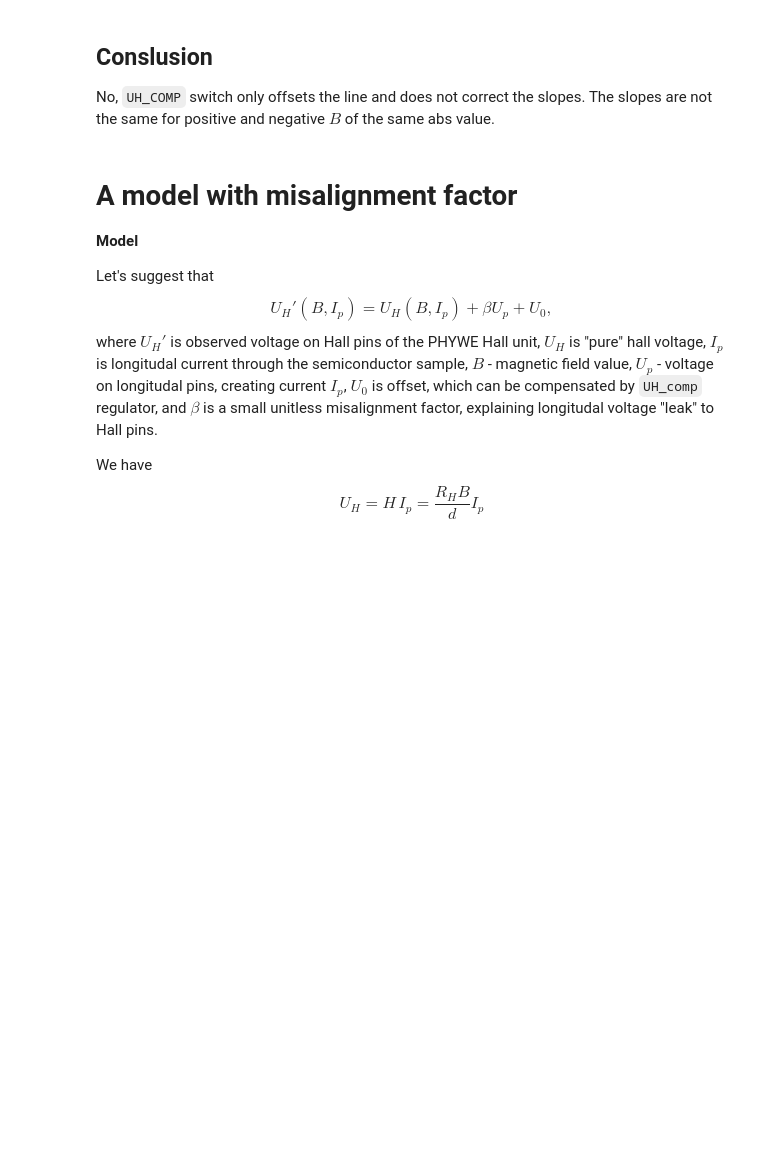
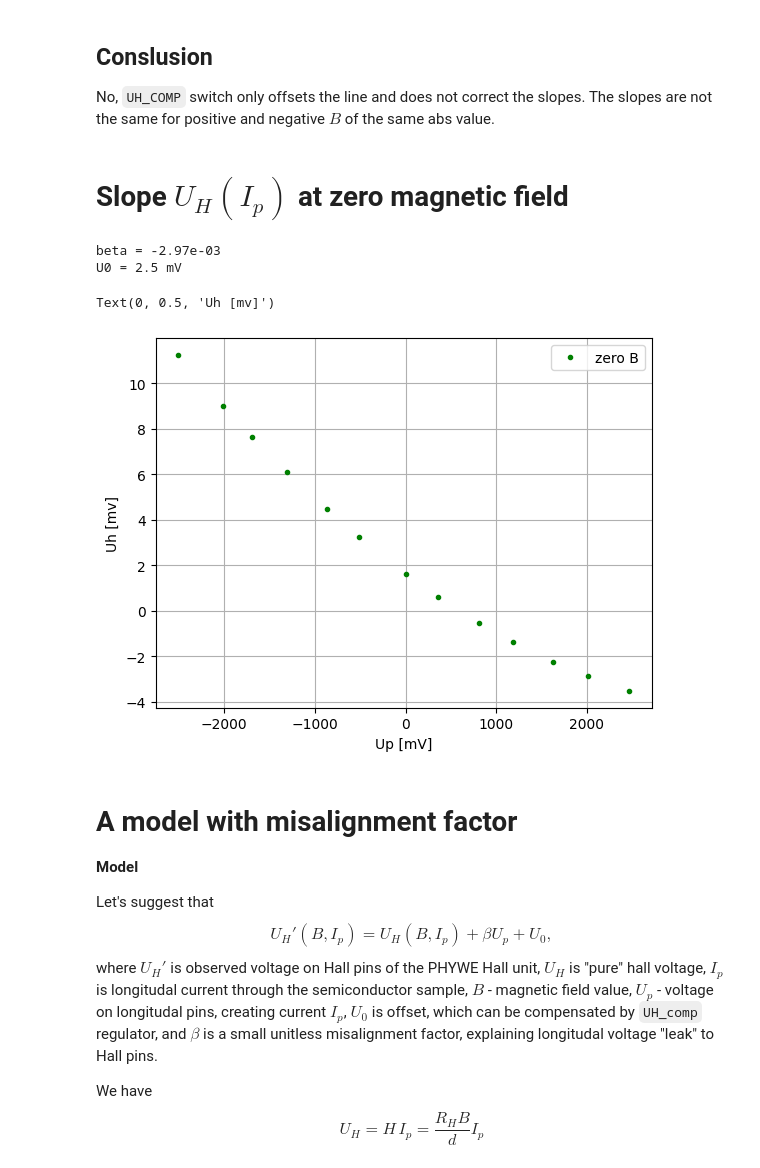
Before and after one commit to evgeny-kolonsky/Lab4, a Jupyter notebook: Hall/Lab4_Hall_voltage_slope.ipynb, the cells around one changed output. Cells and saved outputs as stored; diff of their text form; code cells hidden in the pictures; blank space fills up the shorter version.

```diff
--- a/Hall/Lab4_Hall_voltage_slope.ipynb
+++ b/Hall/Lab4_Hall_voltage_slope.ipynb
@@ -191,6 +191,27 @@ Text(0, 0.5, 'Uh [mV]')
 
 
 No, `UH_COMP` switch only offsets the line and does not correct the slopes. The slopes are not the same for positive and negative $B$ of the same abs value.
+# %% [markdown]
+# Slope $U_H(I_p)$ at zero magnetic field
+# %%
+url = 'https://raw.githubusercontent.com/evgeny-kolonsky/Lab4/refs/heads/main/Hall/zero14.txt'
+Ip, Up, Uh = np.genfromtxt(url).T
+
+fit = linregress(Up, Uh)
+beta = fit.slope
+U0 = fit.intercept
+print(f'beta = {beta:.2e}')
+print(f'U0 = {U0:.1f} mV')
+plt.plot(Up, Uh, '.', color='green', label='zero B')
+plt.grid()
+plt.legend()
+plt.xlabel('Up [mV]')
+plt.ylabel('Uh [mv]')
+# %% [output]
+beta = -2.97e-03
+U0 = 2.5 mV
+Text(0, 0.5, 'Uh [mv]')
+[figure, added]
 # %% [markdown]
 # A model with misalignment factor
 
```
Also changed, not shown: parts of 1 cell of this notebook.
